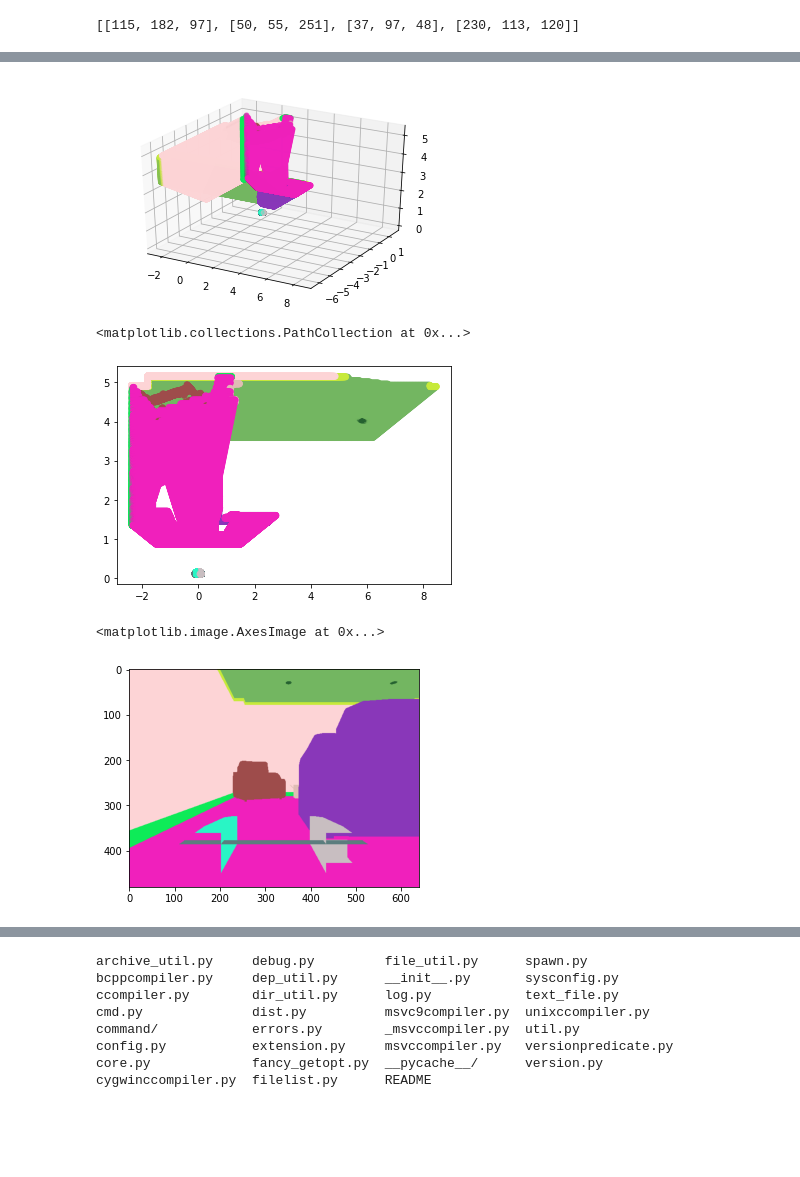
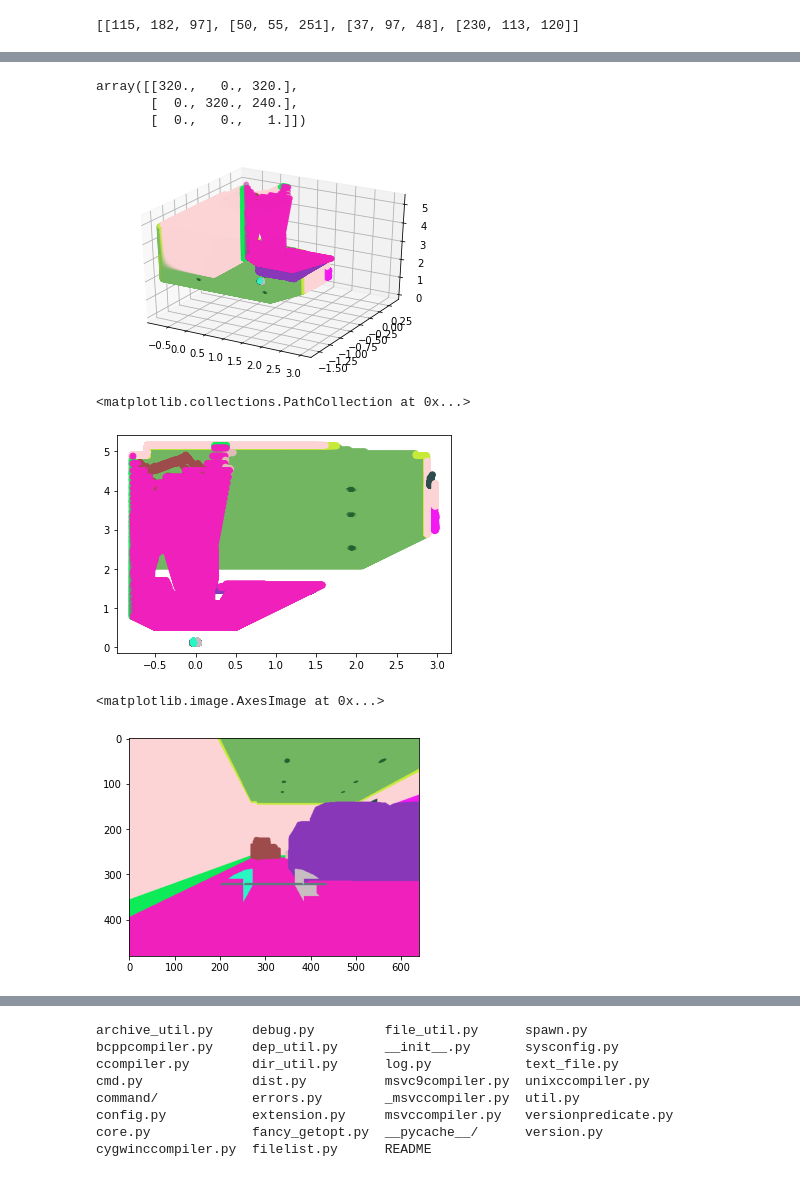
Before and after one commit to VishnuDuttSharma/occupancy_prediction, a Jupyter notebook: AI2THOR_Data_Generation.ipynb, the cells around one changed output, grey strips where cells are left out. Drawn from its saved outputs; the diff is of its cells as text; code cells hidden in the pictures; blank space fills up the shorter version.

Commit message:
Updated with the experiments for point cloud

```diff
--- a/AI2THOR_Data_Generation.ipynb
+++ b/AI2THOR_Data_Generation.ipynb
@@ -104,0 +122,5 @@ img_dict = controller.get_images()
+# %%
+controller.update_side_cameras()
+img_dict = controller.get_images()
+
+controller.intrinsic.intrinsic_matrix
@@ -144,3 +216,12 @@ plt.imshow(dummy)
+# %%
+change_intrinsic()
+controller.intrinsic.intrinsic_matrix
+
+# 6*0.5*math.tan(to_rad(60/2)), 4.5*0.5*math.tan(to_rad(60/2))
+# %% [output]
+array([[320.,   0., 320.],
+       [  0., 320., 240.],
+       [  0.,   0.,   1.]])
 # %%
 import copy
 def get_point_cloud(color_img, depth_img):
@@ -168,24 +249,24 @@ my_pcd = get_point_cloud(scene_img, depth_img)
 # %%
 points_np = np.array(my_pcd.points)
 ax = plt.axes(projection='3d')
-ax.scatter3D(points_np[:,0], points_np[:,1], points_np[:,2], c=my_pcd.colors, cmap='Greens');
+ax.scatter3D(points_np[:,0], points_np[:,1], points_np[:,2], c=my_pcd.colors);
 # %% [output]
-[figure, old version]
+[figure, new version]
 # %%
 plt.scatter(points_np[:,0], points_np[:,2], c=my_pcd.colors)
 # %% [output]
 <matplotlib.collections.PathCollection at 0x...>
-[figure, old version]
+[figure, new version]
 # %%
 # scene_img = img_dict['scene']['Center']
 scene_img = img_dict['segment']['Center']
 depth_img = img_dict['depth']['Center']
 
-my_pcd = get_point_cloud(scene_img, depth_img)
+orig_pcd = get_point_cloud(scene_img, depth_img)
 plt.imshow(scene_img)
 # %% [output]
 <matplotlib.image.AxesImage at 0x...>
-[figure, old version]
+[figure, new version]
 # %%
 def point_filter(pcd, exclusion_list):
     points = np.asarray(pcd.points)
```
Also changed, not shown: parts of 87 cells of this notebook.
